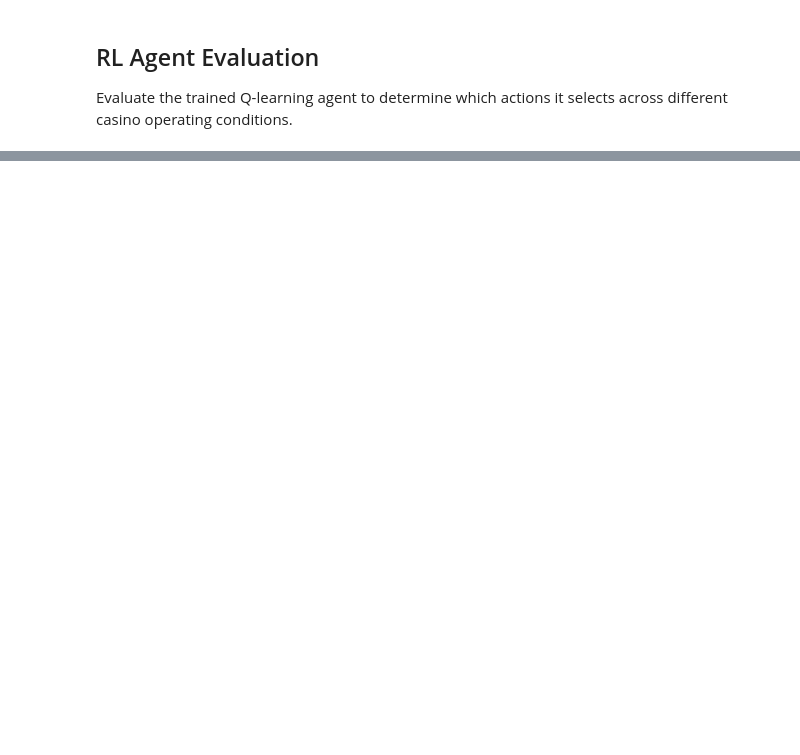
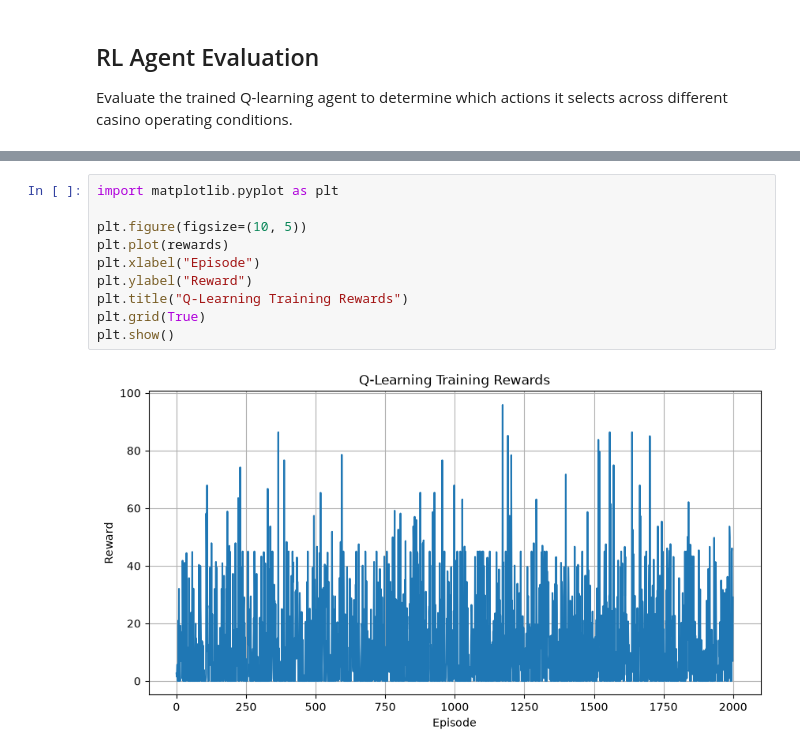
Before and after one commit to christran85-cyber/casino-revenue-rl-optimization, a Jupyter notebook: notebooks/casino_revenue_rl_optimization.ipynb, the cells around one changed output, grey strips where cells are left out. Cells and saved outputs as stored; diff of their text form; blank space fills up the shorter version.

Commit message:
Complete RL agent training and evaluation checkpoint

```diff
--- a/notebooks/casino_revenue_rl_optimization.ipynb
+++ b/notebooks/casino_revenue_rl_optimization.ipynb
@@ -849,0 +863,12 @@ Evaluate the trained Q-learning agent to determine which actions it selects acro
+# %%
+import matplotlib.pyplot as plt
+
+plt.figure(figsize=(10, 5))
+plt.plot(rewards)
+plt.xlabel("Episode")
+plt.ylabel("Reward")
+plt.title("Q-Learning Training Rewards")
+plt.grid(True)
+plt.show()
+# %% [output]
+[figure, added]
```
Also changed, not shown: parts of 33 cells of this notebook.
